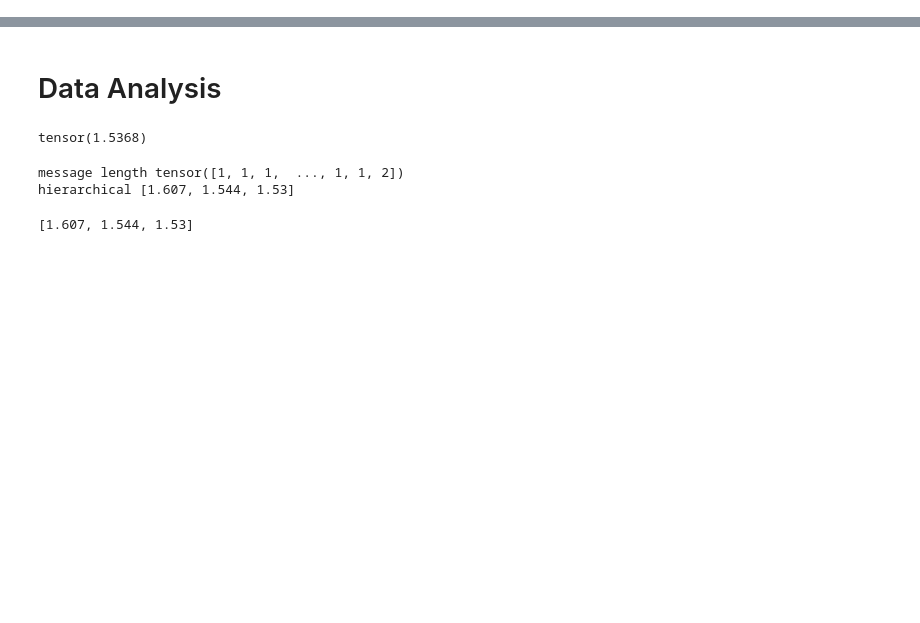
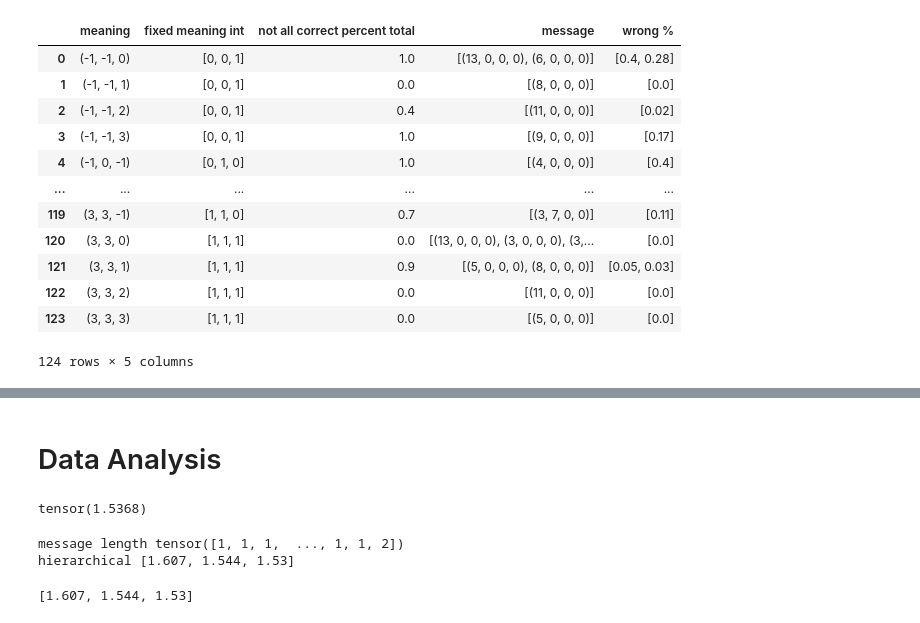
Before and after one commit to mariia55/emergent-abstractions_biased, a Jupyter notebook: attribute_visualization.ipynb, the cells around one changed output, grey strips where cells are left out. Drawn from its saved outputs; the diff is of its cells as text; code cells hidden in the pictures; blank space fills up the shorter version.

```diff
--- a/attribute_visualization.ipynb
+++ b/attribute_visualization.ipynb
@@ -102,0 +207,43 @@ total_data_df
+# %%
+# make one DataFrame containing all the concepts and messages used for them in fine context
+
+# make data hashable, and calc averages etc.
+messages_set = [list(set([f"{ *mes, }" for mes in msg_5])) for msg_5 in [msg.tolist() for msg in messages_tensor]]
+messages_str = [[f"{ *mes, }" for mes in msg_5] for msg_5 in [msg.tolist() for msg in messages_tensor]]
+concepts_str = [f"{ *con, }" for con in set_concepts]
+wrong_in_total = score.sum(dim=(2,3)).bool().sum(dim=-1)/runs
+wrong_per_message = score.sum(dim=(2,3))/20
+
+# create DataFrame to calc average wrongness per message etc
+in_list = []
+for i in range(len(messages_str)):
+    for j,m in enumerate(messages_str[i]):
+        in_list.append((m,concepts_str[i],wrong_per_message[i][j].item()))
+meaning_message_df = pd.DataFrame(in_list,columns=["message","meaning","wrong %"])
+meaning_message_df = meaning_message_df.groupby(['meaning','message'])['wrong %'].apply(lambda l: l.mean()).reset_index().round(2)
+with_messages = meaning_message_df.groupby(['meaning'])['message'].apply(lambda m:list(m.value_counts().to_dict().keys())).reset_index()
+with_wrong = meaning_message_df.groupby(['meaning'])['wrong %'].apply(lambda m:list(m.value_counts().to_dict().keys())).reset_index()
+wrong_per_message_df = with_messages.merge(with_wrong,how='right',on="meaning")
+
+# create DataFrame with all data
+in_list = []
+for i in range(len(messages_set)):
+    in_list.append((concepts_str[i],fint_set[i],wrong_in_total[i].item()))
+meaning_df = pd.DataFrame(in_list,columns=["meaning","fixed meaning int","not all correct percent total"]).round(1)
+#meaning_df.round(1).drop(meaning_df[meaning_df["not all correct percent total"] == 0.0].index)
+meaning_df = meaning_df.merge(wrong_per_message_df,how='right',on='meaning')
+meaning_df
+# %% [output]
+|  | meaning | fixed meaning int | not all correct percent total | message | wrong % |
+| 0 | (-1, -1, 0) | [0, 0, 1] | 1.0 | [(13, 0, 0, 0), (6, 0, 0, 0)] | [0.4, 0.28] |
+| 1 | (-1, -1, 1) | [0, 0, 1] | 0.0 | [(8, 0, 0, 0)] | [0.0] |
+| 2 | (-1, -1, 2) | [0, 0, 1] | 0.4 | [(11, 0, 0, 0)] | [0.02] |
+| 3 | (-1, -1, 3) | [0, 0, 1] | 1.0 | [(9, 0, 0, 0)] | [0.17] |
+| 4 | (-1, 0, -1) | [0, 1, 0] | 1.0 | [(4, 0, 0, 0)] | [0.4] |
+| ... | ... | ... | ... | ... | ... |
+| 119 | (3, 3, -1) | [1, 1, 0] | 0.7 | [(3, 7, 0, 0)] | [0.11] |
+| 120 | (3, 3, 0) | [1, 1, 1] | 0.0 | [(13, 0, 0, 0), (3, 0, 0, 0), (3,... | [0.0] |
+| 121 | (3, 3, 1) | [1, 1, 1] | 0.9 | [(5, 0, 0, 0), (8, 0, 0, 0)] | [0.05, 0.03] |
+| 122 | (3, 3, 2) | [1, 1, 1] | 0.0 | [(11, 0, 0, 0)] | [0.0] |
+| 123 | (3, 3, 3) | [1, 1, 1] | 0.0 | [(5, 0, 0, 0)] | [0.0] |
+124 rows × 5 columns
```
Also changed, not shown: parts of 15 cells of this notebook, 1 other file.
